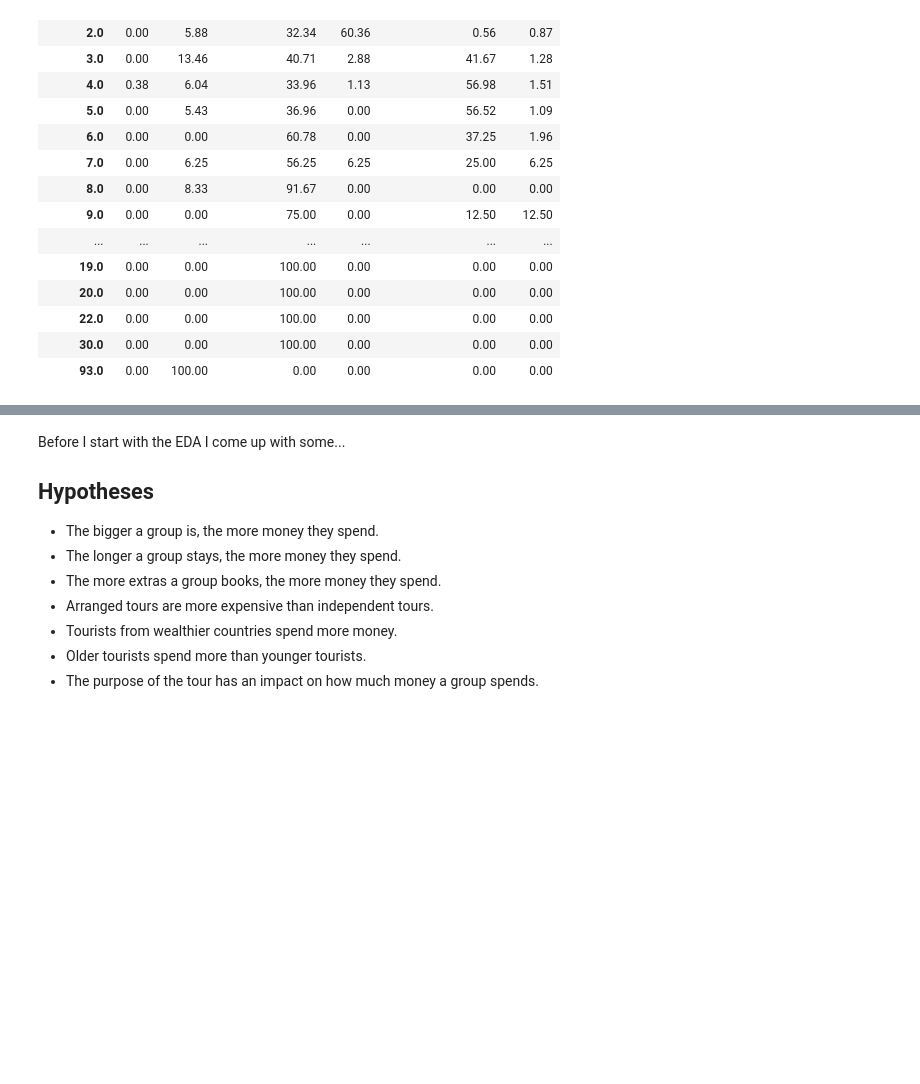
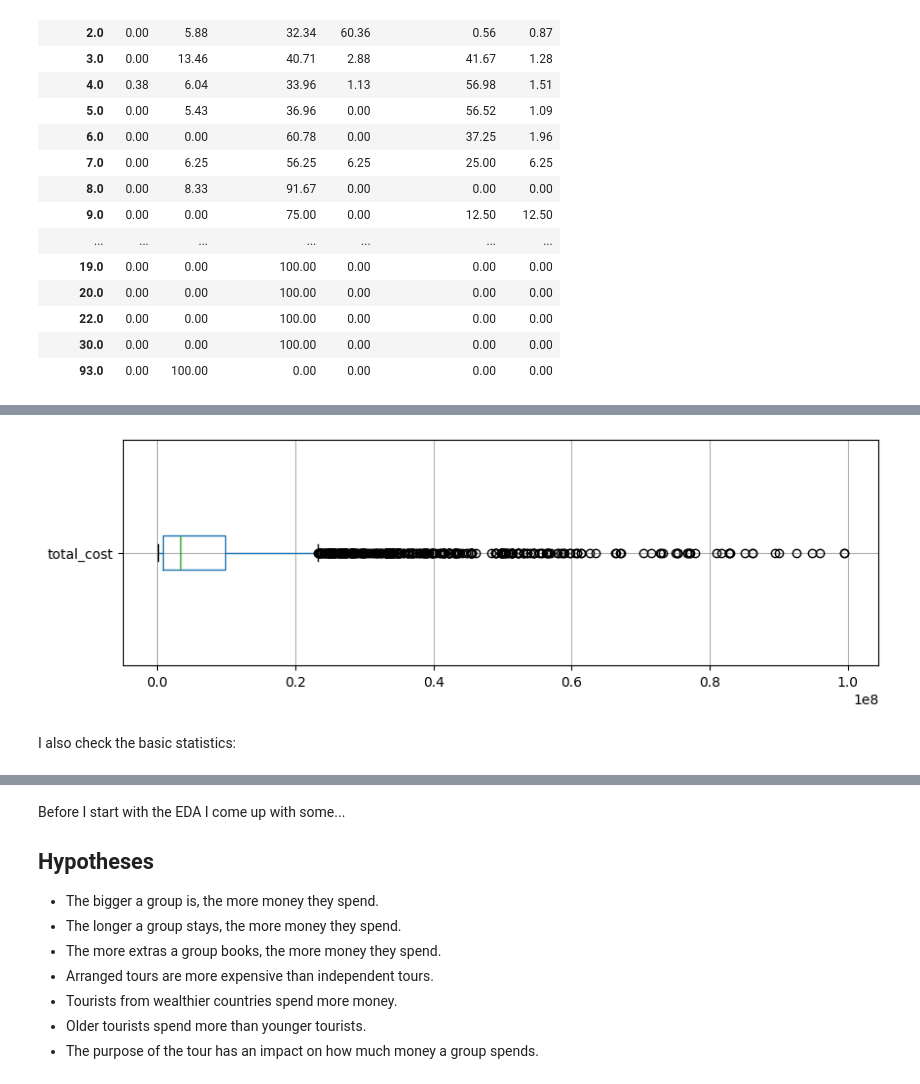
Before and after one commit to scheinmensch/Tanzania_Tourism_Prediction, a Jupyter notebook: EDA.ipynb, the cells around one changed output, grey strips where cells are left out. Drawn from its saved outputs; the diff is of its cells as text; code cells hidden in the pictures; blank space fills up the shorter version.

```diff
--- a/EDA.ipynb
+++ b/EDA.ipynb
@@ -201,0 +380,6 @@ But I don't want to get lost in the details just yet, but first apply a bit of s
+# %%
+TZA.boxplot(column='total_cost', vert=False, figsize= [10,3]);
+# %% [output]
+[figure, added]
+# %% [markdown]
+I also check the basic statistics:
```
Also changed, not shown: parts of 38 cells of this notebook.
